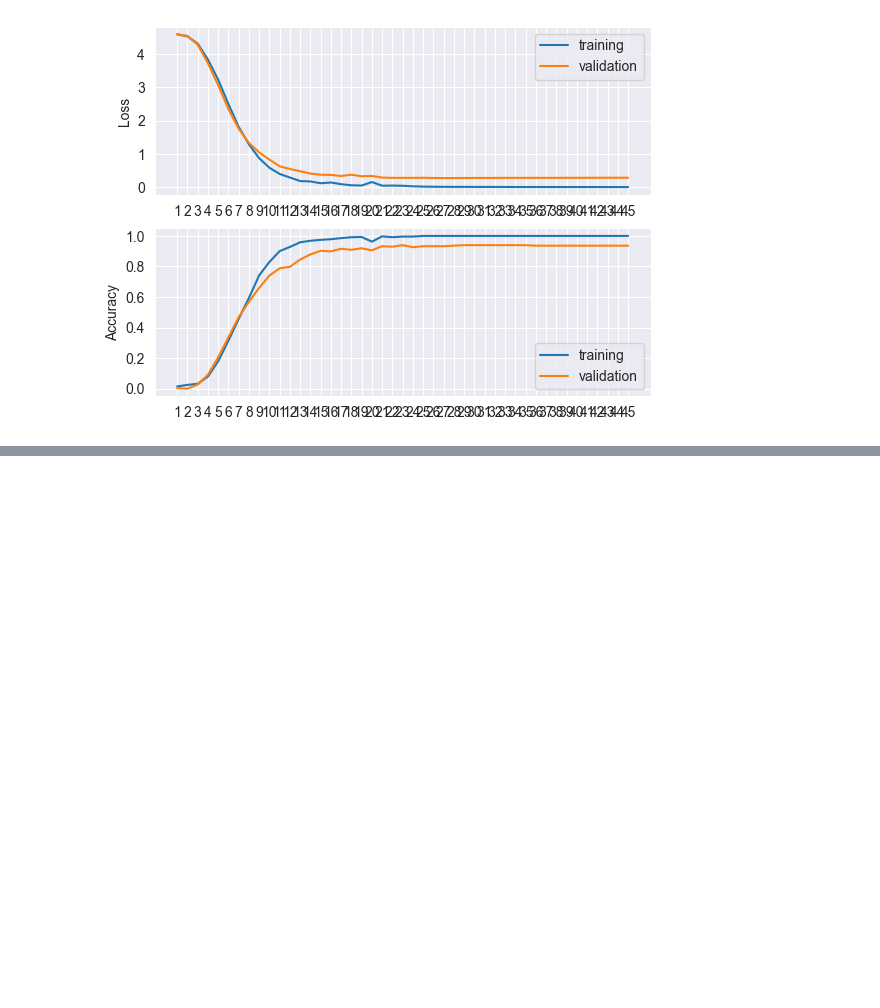
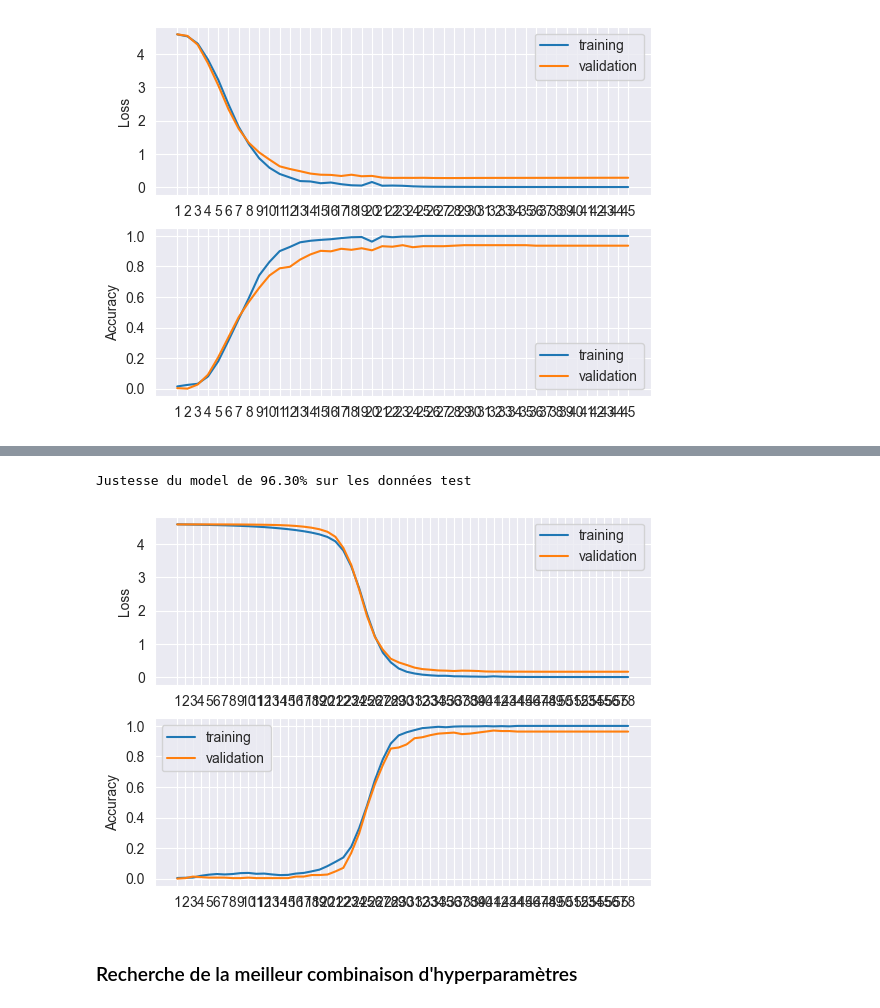
Before and after one commit to Alexandre-Leclercq/technique_apprentissage_projet, a Jupyter notebook: notebook/MLP_PyTorch.ipynb, the cells around one changed output, grey strips where cells are left out. Drawn from its saved outputs; the diff is of its cells as text; code cells hidden in the pictures; blank space fills up the shorter version.

Commit message:
Implement MLP with PReLU function

```diff
--- a/notebook/MLP_PyTorch.ipynb
+++ b/notebook/MLP_PyTorch.ipynb
@@ -278,0 +281,4 @@ plot_training(loss_train, accuracy_train, loss_test, accuracy_test)
+# %%
+model.set_model(input_size=X_train.shape[1], output_size=t_train.shape[1], activation_function='prelu')
+model.set_optimizer(optim='SGD', lr=1e-3, reg=1e-4)
+loss_train, accuracy_train, loss_test, accuracy_test = model.training(X_train, t_train, X_test, t_test)
@@ -278,0 +303,10 @@ plot_training(loss_train, accuracy_train, loss_test, accuracy_test)
+# %%
+print("Justesse du model de {:.2f}% sur les données test".format(accuracy_test[-1]*100))
+# %% [output]
+Justesse du model de 96.30% sur les données test
+# %%
+plot_training(loss_train, accuracy_train, loss_test, accuracy_test)
+# %% [output]
+[figure, added]
+# %% [markdown]
+### Recherche de la meilleur combinaison d'hyperparamètres
```
Also changed, not shown: parts of 9 cells of this notebook.
